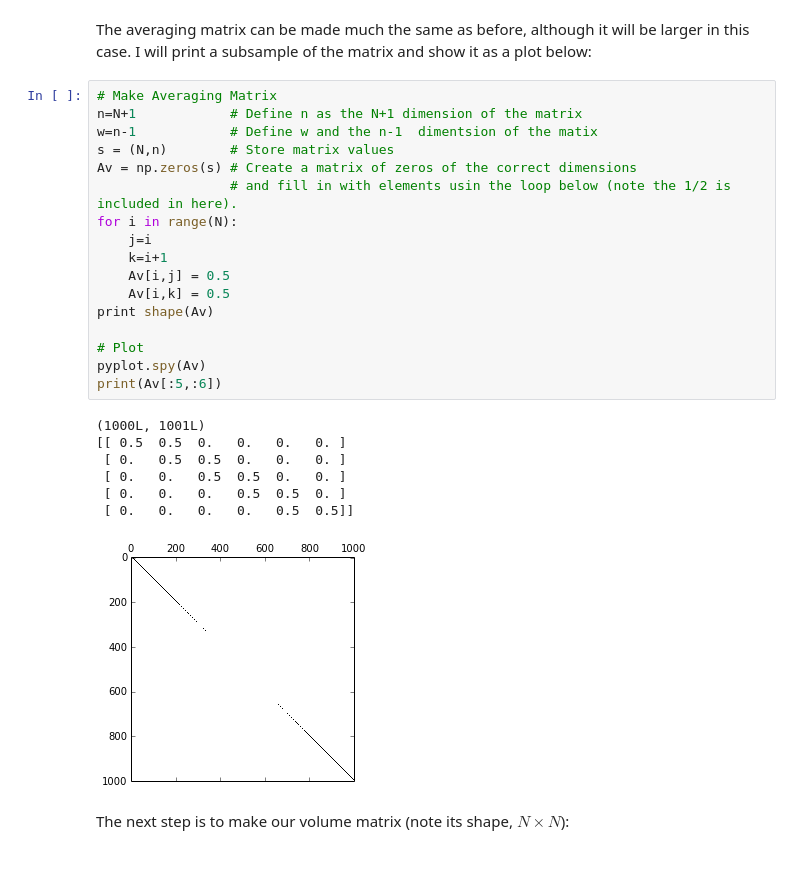
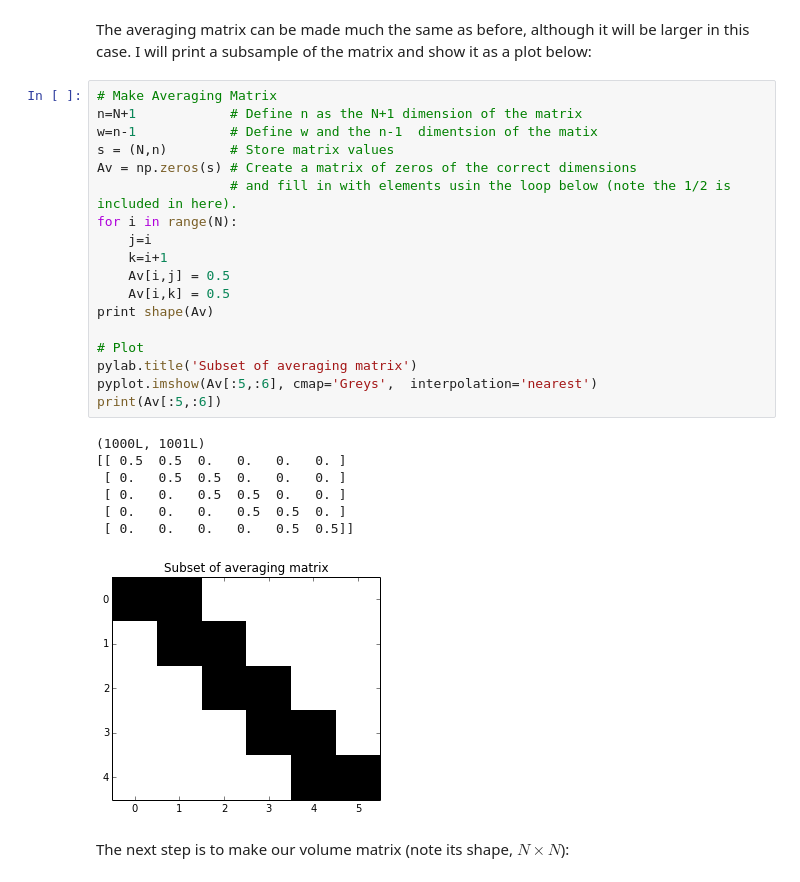
Before and after one commit to jokulhaup/directed_studies, a Jupyter notebook: Mod 1.ipynb, the cells around one changed output. Cells and saved outputs as stored; diff of their text form.

```diff
--- a/Mod 1.ipynb
+++ b/Mod 1.ipynb
@@ -434,28 +445,29 @@ The averaging matrix can be made much the same as before, although it will be la
 # %%
 # Make Averaging Matrix
 n=N+1            # Define n as the N+1 dimension of the matrix
 w=n-1            # Define w and the n-1  dimentsion of the matix
 s = (N,n)        # Store matrix values
 Av = np.zeros(s) # Create a matrix of zeros of the correct dimensions
                  # and fill in with elements usin the loop below (note the 1/2 is included in here).
 for i in range(N):
     j=i
     k=i+1
     Av[i,j] = 0.5
     Av[i,k] = 0.5
 print shape(Av)
 
 # Plot
-pyplot.spy(Av)
+pylab.title('Subset of averaging matrix')
+pyplot.imshow(Av[:5,:6], cmap='Greys',  interpolation='nearest')
 print(Av[:5,:6])
 # %% [output]
 (1000L, 1001L)
 [[ 0.5  0.5  0.   0.   0.   0. ]
  [ 0.   0.5  0.5  0.   0.   0. ]
  [ 0.   0.   0.5  0.5  0.   0. ]
  [ 0.   0.   0.   0.5  0.5  0. ]
  [ 0.   0.   0.   0.   0.5  0.5]]
-[figure, old version]
+[figure, new version]
 # %% [markdown]
 The next step is to make our volume matrix (note its shape, $N \times N$):
 # %%
```
Also changed, not shown: parts of 16 cells of this notebook, 2 other files.
